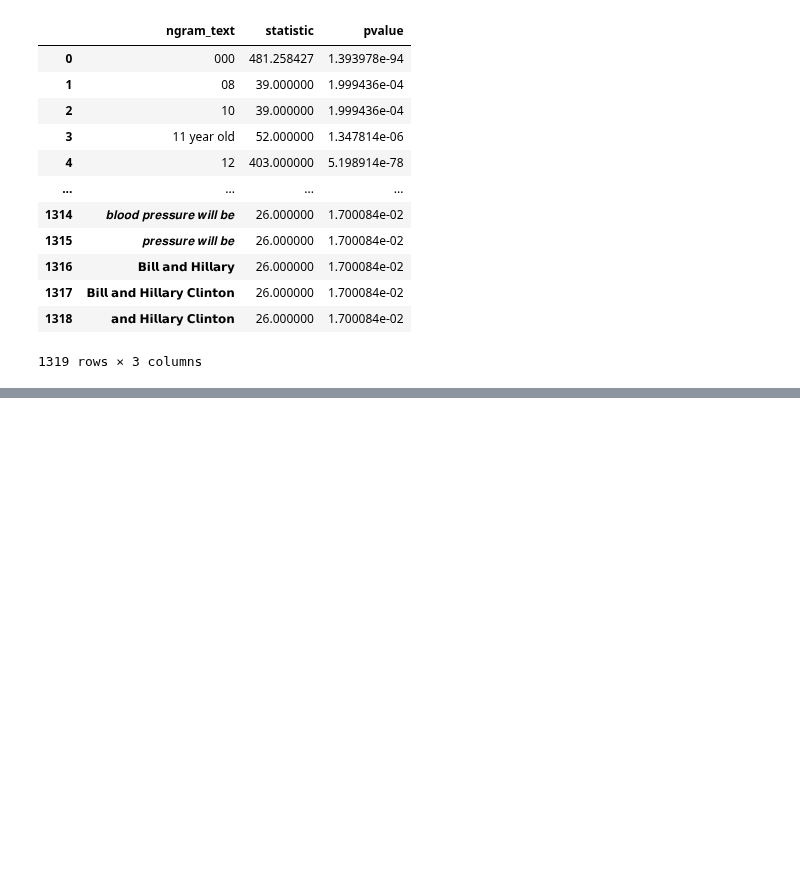
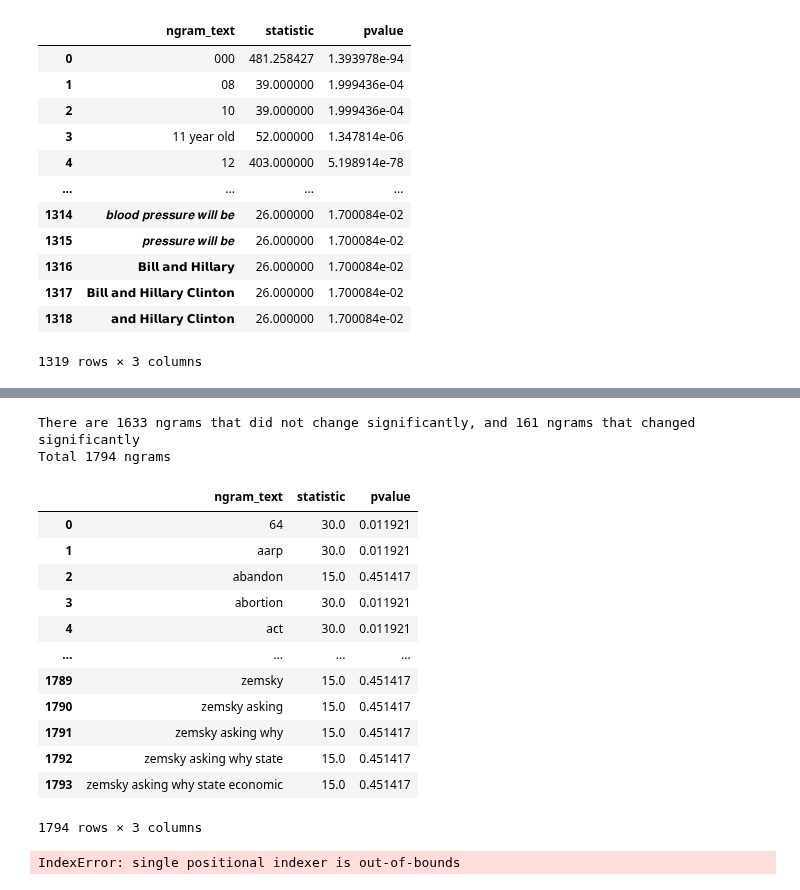
Before and after one commit to sfu-discourse-lab/fake_news_over_time, a Jupyter notebook: ngrams_stats.ipynb, the cells around one changed output, grey strips where cells are left out. Cells and saved outputs as stored; diff of their text form; code cells hidden in the pictures; blank space fills up the shorter version.

```diff
--- a/ngrams_stats.ipynb
+++ b/ngrams_stats.ipynb
@@ -152,0 +201,30 @@ Total 1319 ngrams
+# %%
+results_press_release_headlines = run_stats_test(
+    misinfotext_path="./data/MisInfoText/Analysis_output/press_release/MisInfoText_press_release_ngrams_headlines.xlsx",
+    fakespeak_path="./data/Fakespeak-ENG/Analysis_output/press_release/Fakespeak_press_release_ngrams_headlines.xlsx"
+)
+results_press_release_headlines
+# %% [output]
+There are 1633 ngrams that did not change significantly, and 161 ngrams that changed significantly
+Total 1794 ngrams
+|  | ngram_text | statistic | pvalue |
+| 0 | 64 | 30.0 | 0.011921 |
+| 1 | aarp | 30.0 | 0.011921 |
+| 2 | abandon | 15.0 | 0.451417 |
+| 3 | abortion | 30.0 | 0.011921 |
+| 4 | act | 30.0 | 0.011921 |
+| ... | ... | ... | ... |
+| 1789 | zemsky | 15.0 | 0.451417 |
+| 1790 | zemsky asking | 15.0 | 0.451417 |
+| 1791 | zemsky asking why | 15.0 | 0.451417 |
+| 1792 | zemsky asking why state | 15.0 | 0.451417 |
+| 1793 | zemsky asking why state economic | 15.0 | 0.451417 |
+1794 rows × 3 columns
+# %%
+results_social_media_headlines = run_stats_test(
+    misinfotext_path="./data/MisInfoText/Analysis_output/social_media/MisInfoText_social_media_ngrams_headlines.xlsx",
+    fakespeak_path="./data/Fakespeak-ENG/Analysis_output/social_media/Fakespeak_social_media_ngrams_headlines.xlsx"
+)
+results_social_media_headlines
+# %% [output]
+IndexError: single positional indexer is out-of-bounds
```
Also changed, not shown: parts of 4 cells of this notebook.
